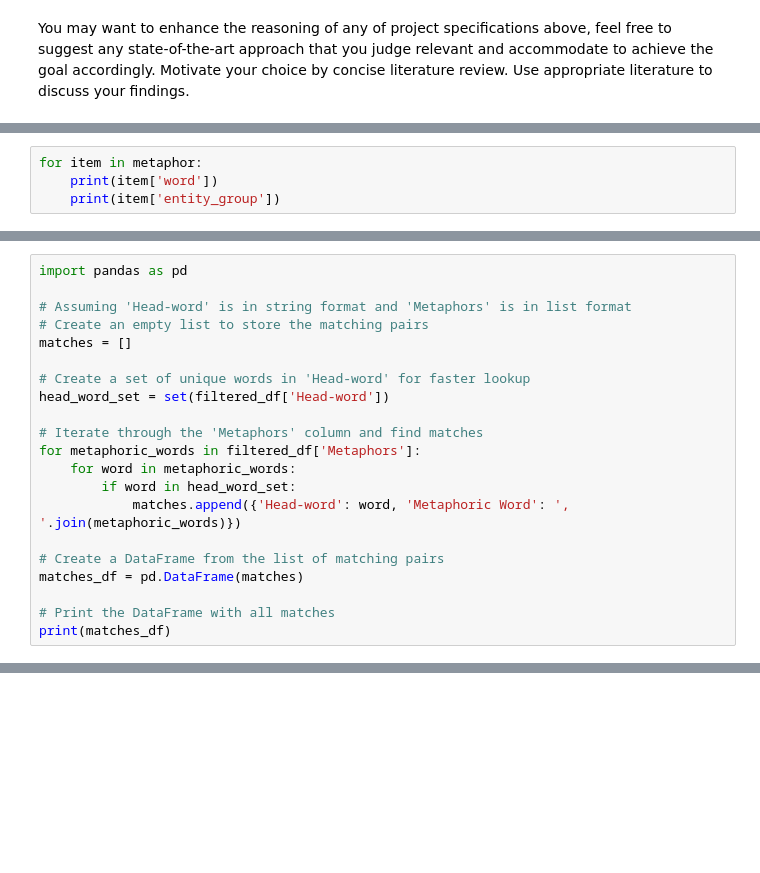
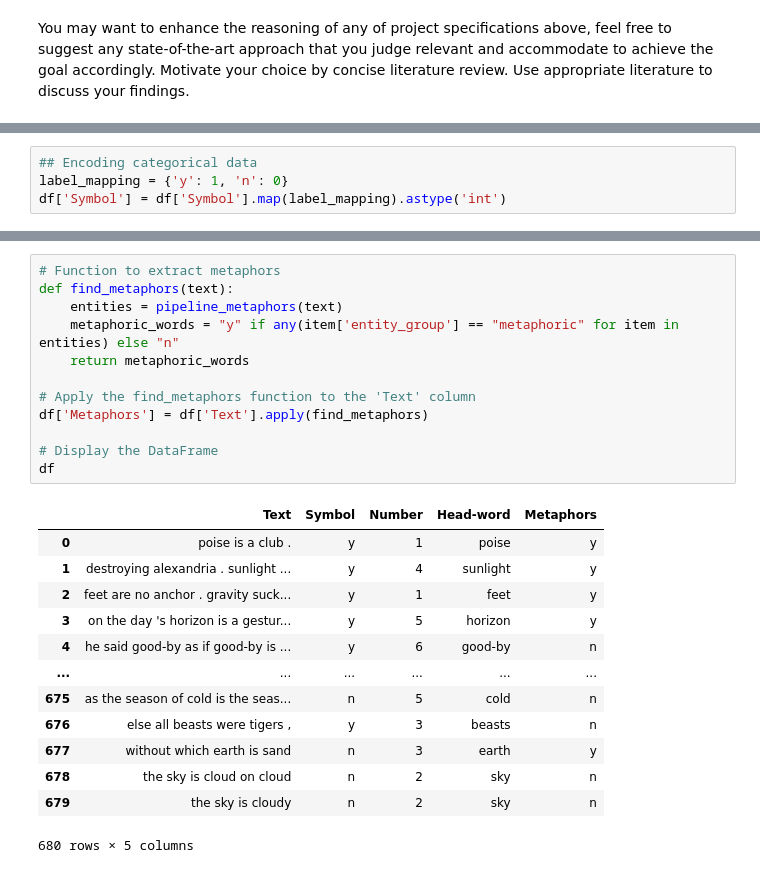
Before and after one commit to dHoundenko/Metaphor-detection-in-poetry, a Jupyter notebook: Project NLP.ipynb, the cells around one changed output, grey strips where cells are left out. Saved outputs shown, nothing was run; the diff lists cells and outputs as text; blank space fills up the shorter version.

```diff
--- a/Project NLP.ipynb
+++ b/Project NLP.ipynb
@@ -1644,4 +1441,0 @@ pipeline_metaphors("Our love is at crossroads and the company is going into hibe
-# %%
-for item in metaphor:
-    print(item['word'])
-    print(item['entity_group'])
@@ -1709,21 +1441,0 @@ Number of matches: 0.1005586592178771
-# %%
-import pandas as pd
-
-# Assuming 'Head-word' is in string format and 'Metaphors' is in list format
-# Create an empty list to store the matching pairs
-matches = []
-
-# Create a set of unique words in 'Head-word' for faster lookup
-head_word_set = set(filtered_df['Head-word'])
-
-# Iterate through the 'Metaphors' column and find matches
-for metaphoric_words in filtered_df['Metaphors']:
-    for word in metaphoric_words:
-        if word in head_word_set:
-            matches.append({'Head-word': word, 'Metaphoric Word': ', '.join(metaphoric_words)})
-
-# Create a DataFrame from the list of matching pairs
-matches_df = pd.DataFrame(matches)
-
-# Print the DataFrame with all matches
-print(matches_df)
@@ -1744,0 +1484,4 @@ print(matches_df)
+# %%
+## Encoding categorical data
+label_mapping = {'y': 1, 'n': 0}
+df['Symbol'] = df['Symbol'].map(label_mapping).astype('int')
@@ -1744,0 +1876,26 @@ print(matches_df)
+# %%
+# Function to extract metaphors
+def find_metaphors(text):
+    entities = pipeline_metaphors(text)
+    metaphoric_words = "y" if any(item['entity_group'] == "metaphoric" for item in entities) else "n"
+    return metaphoric_words
+
+# Apply the find_metaphors function to the 'Text' column
+df['Metaphors'] = df['Text'].apply(find_metaphors)
+
+# Display the DataFrame
+df
+# %% [output]
+|  | Text | Symbol | Number | Head-word | Metaphors |
+| 0 | poise is a club . | y | 1 | poise | y |
+| 1 | destroying alexandria . sunlight ... | y | 4 | sunlight | y |
+| 2 | feet are no anchor . gravity suck... | y | 1 | feet | y |
+| 3 | on the day 's horizon is a gestur... | y | 5 | horizon | y |
+| 4 | he said good-by as if good-by is ... | y | 6 | good-by | n |
+| ... | ... | ... | ... | ... | ... |
+| 675 | as the season of cold is the seas... | n | 5 | cold | n |
+| 676 | else all beasts were tigers , | y | 3 | beasts | n |
+| 677 | without which earth is sand | n | 3 | earth | y |
+| 678 | the sky is cloud on cloud | n | 2 | sky | n |
+| 679 | the sky is cloudy | n | 2 | sky | n |
+680 rows × 5 columns
```
Also changed, not shown: parts of 140 cells of this notebook.
